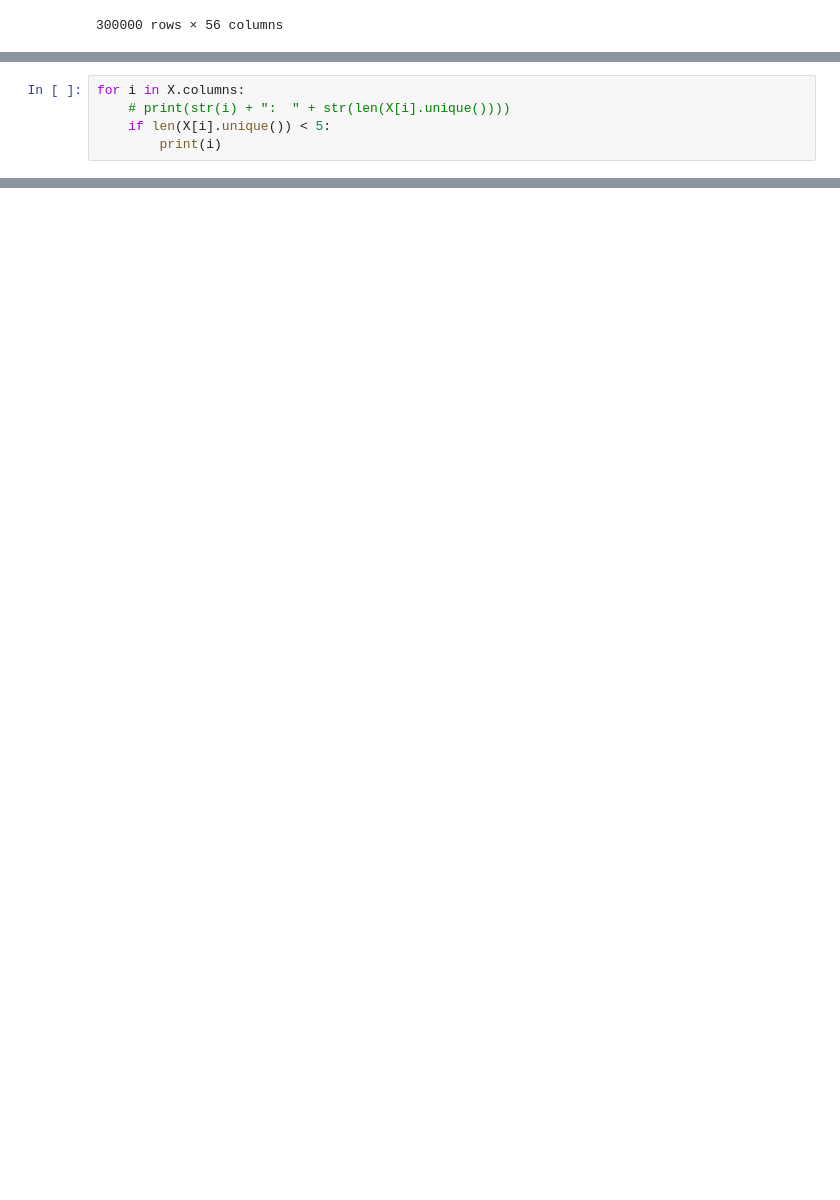
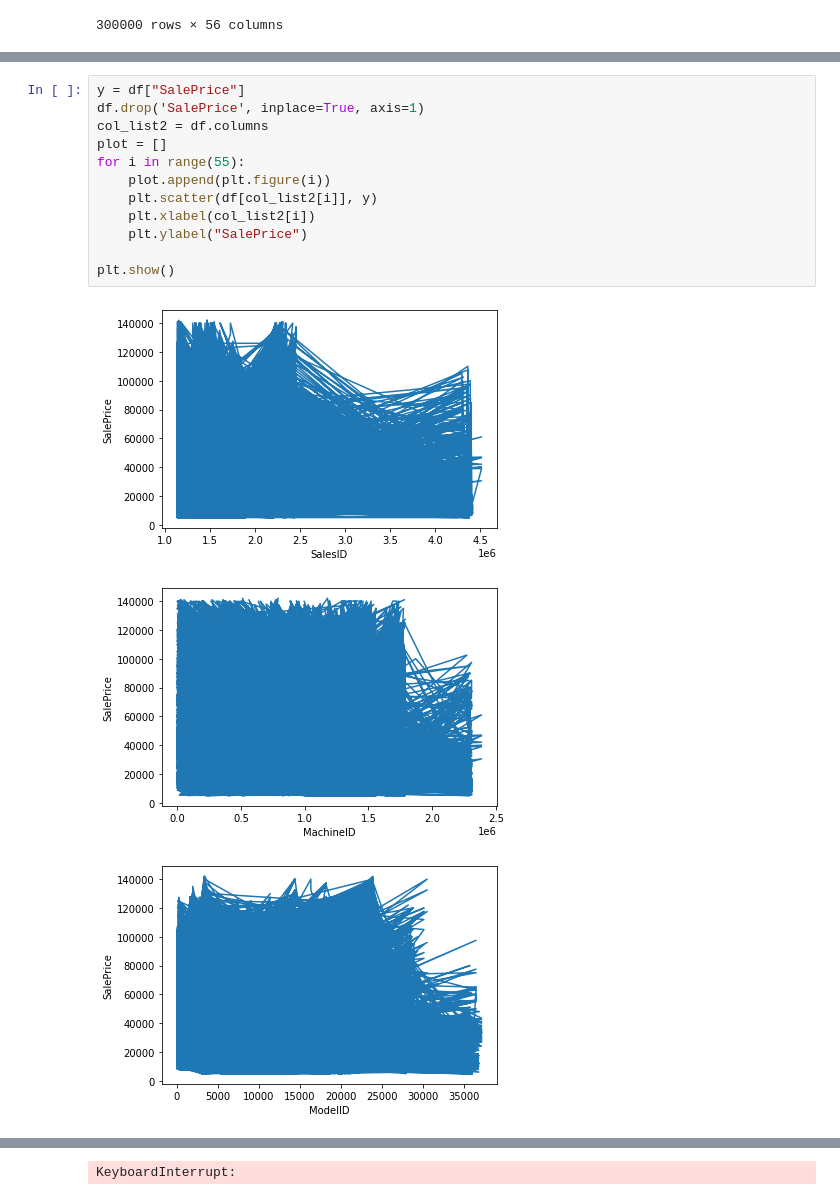
Before and after one commit to dev-yashmathur/ML-Assignment1, a Jupyter notebook: dataCleaning.ipynb, the cells around one changed output, grey strips where cells are left out. Saved outputs shown, nothing was run; the diff lists cells and outputs as text; blank space fills up the shorter version.

Commit message:
Plots of all

```diff
--- a/dataCleaning.ipynb
+++ b/dataCleaning.ipynb
@@ -187,5 +22,0 @@ NOW, we have only those features which have a significant impact
-# %%
-for i in X.columns:
-    # print(str(i) + ":  " + str(len(X[i].unique())))
-    if len(X[i].unique()) < 5:
-        print(i)
@@ -203,0 +68,16 @@ Backhoe_Mounting
+# %%
+y = df["SalePrice"]
+df.drop('SalePrice', inplace=True, axis=1)
+col_list2 = df.columns
+plot = []
+for i in range(55):
+    plot.append(plt.figure(i))
+    plt.scatter(df[col_list2[i]], y)
+    plt.xlabel(col_list2[i])
+    plt.ylabel("SalePrice")
+
+plt.show()
+# %% [output]
+[figure, added]
+[figure, added]
+[figure, added]
@@ -203,0 +90 @@ Backhoe_Mounting
+KeyboardInterrupt:
```
Also changed, not shown: parts of 17 cells of this notebook, 56 other files.
